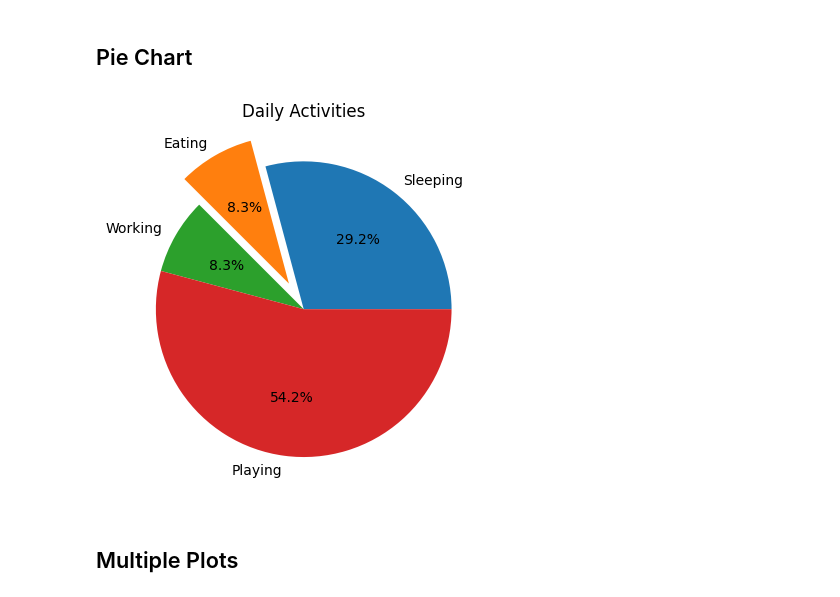
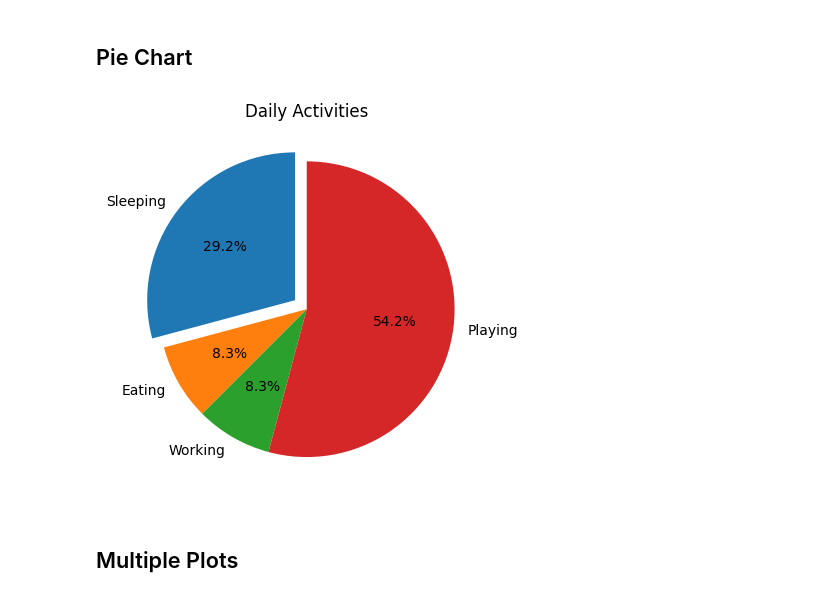
Before and after one commit to anishLearnsToCode/ml-workshop-wac-1, a Jupyter notebook: day_2/notebooks/matplotlib-tutorial.ipynb, the cells around one changed output. Cells and saved outputs as stored; diff of their text form; code cells hidden in the pictures.

```diff
--- a/day_2/notebooks/matplotlib-tutorial.ipynb
+++ b/day_2/notebooks/matplotlib-tutorial.ipynb
@@ -18,7 +18,7 @@ plt.show()
 # %% [markdown]
 ## Adding Style To Your Graph
 # %%
-style.use('ggplot')
+style.use('default')
 x1, y1 = [5, 8, 10], [12, 16, 6]
 x2, y2 = [6, 9, 11], [6, 15, 7]
 plt.plot(x1, y1, 'g', label='plot 1')
@@ -144,11 +144,11 @@ plt.show()
 # %%
 slices = [7, 2, 2, 13]
 activities = ['Sleeping', 'Eating', 'Working', 'Playing']
-plt.pie(slices, labels=activities, autopct='%1.1f%%', startangle=0, explode=(0, .2, 0, 0))
+plt.pie(slices, labels=activities, autopct='%1.1f%%', startangle=90, explode=(.1, 0, 0, 0))
 plt.title('Daily Activities')
 plt.show()
 # %% [output]
-[figure, old version]
+[figure, new version]
 # %% [markdown]
 ## Multiple Plots
 # %% [markdown]
```
Also changed, not shown: parts of 9 cells of this notebook, 5 other files.
